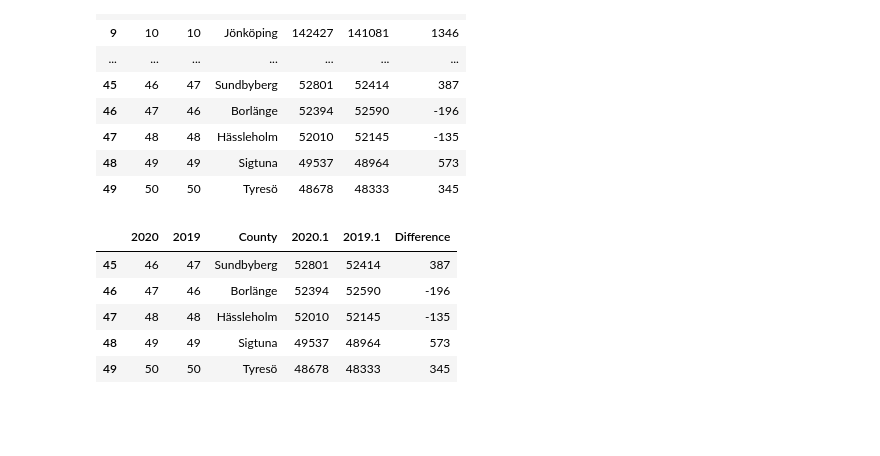
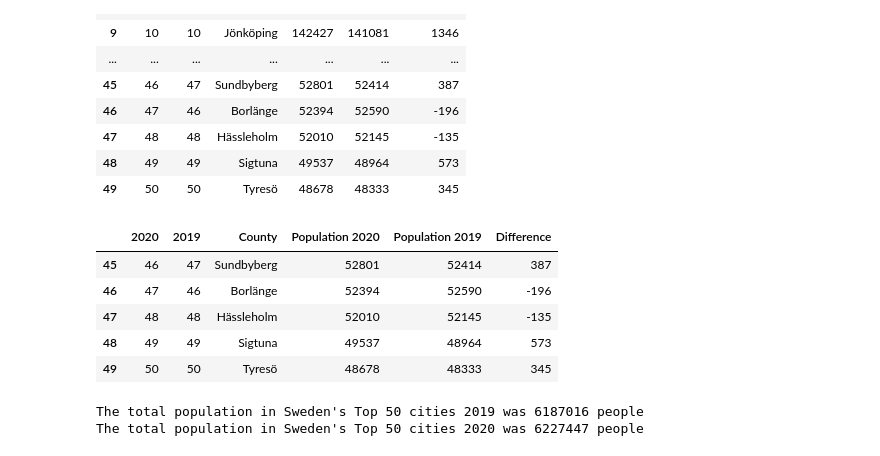
Before and after one commit to SCGlass/Data-Processing-Sam-Glass, a Jupyter notebook: Exercises/E00-Panda_fundamentals.ipynb, the cells around one changed output. Cells and saved outputs as stored; diff of their text form; code cells hidden in the pictures; blank space fills up the shorter version.

```diff
--- a/Exercises/E00-Panda_fundamentals.ipynb
+++ b/Exercises/E00-Panda_fundamentals.ipynb
@@ -277,5 +277,7 @@ df_pop.shape
 (50, 6)
 # %%
 df_pop.rename(
-    columns={"Unnamed: 0" : "Range 2020", "Unnamed: 1" : "Range 2019", "Unnamed: 2" : "County",
-    "Unnamed: 3" : "Population 2020", "Unnamed: 4" : "Population 2019", "Unnamed: 5" : "Difference"},inplace=True,) # replacing the titles of the columns
+    columns={"2020" : "Range 2020", "2019" : "Range 2019", "Unnamed: 2" : "County",
+    "2020.1" : "Population 2020", "2019.1" : "Population 2019", "Unnamed: 5" : "Difference"},inplace=True,) # replacing the titles of the columns
+
+df_pop.info()
@@ -312,12 +328,21 @@ df_high_low_pop
 | 49 | 50 | 50 | Tyresö | 48678 | 48333 | 345 |
 # %%
 # question d)
-smallest5 = df_pop[df_pop["2020.1"] < 53000]
+smallest5 = df_pop[df_pop["Population 2020"] < 53000]
 smallest5
 # %% [output]
-|  | 2020 | 2019 | County | 2020.1 | 2019.1 | Difference |
+|  | 2020 | 2019 | County | Population 2020 | Population 2019 | Difference |
 | 45 | 46 | 47 | Sundbyberg | 52801 | 52414 | 387 |
 | 46 | 47 | 46 | Borlänge | 52394 | 52590 | -196 |
 | 47 | 48 | 48 | Hässleholm | 52010 | 52145 | -135 |
 | 48 | 49 | 49 | Sigtuna | 49537 | 48964 | 573 |
 | 49 | 50 | 50 | Tyresö | 48678 | 48333 | 345 |
+# %%
+total_pop_2019 = df_pop["Population 2019"].sum()
+print(f"The total population in Sweden's Top 50 cities 2019 was {total_pop_2019} people")
+
+total_pop_2020 = df_pop["Population 2020"].sum()
+print(f"The total population in Sweden's Top 50 cities 2020 was {total_pop_2020} people")
+# %% [output]
+The total population in Sweden's Top 50 cities 2019 was 6187016 people
+The total population in Sweden's Top 50 cities 2020 was 6227447 people
```
Also changed, not shown: parts of 3 cells of this notebook.
